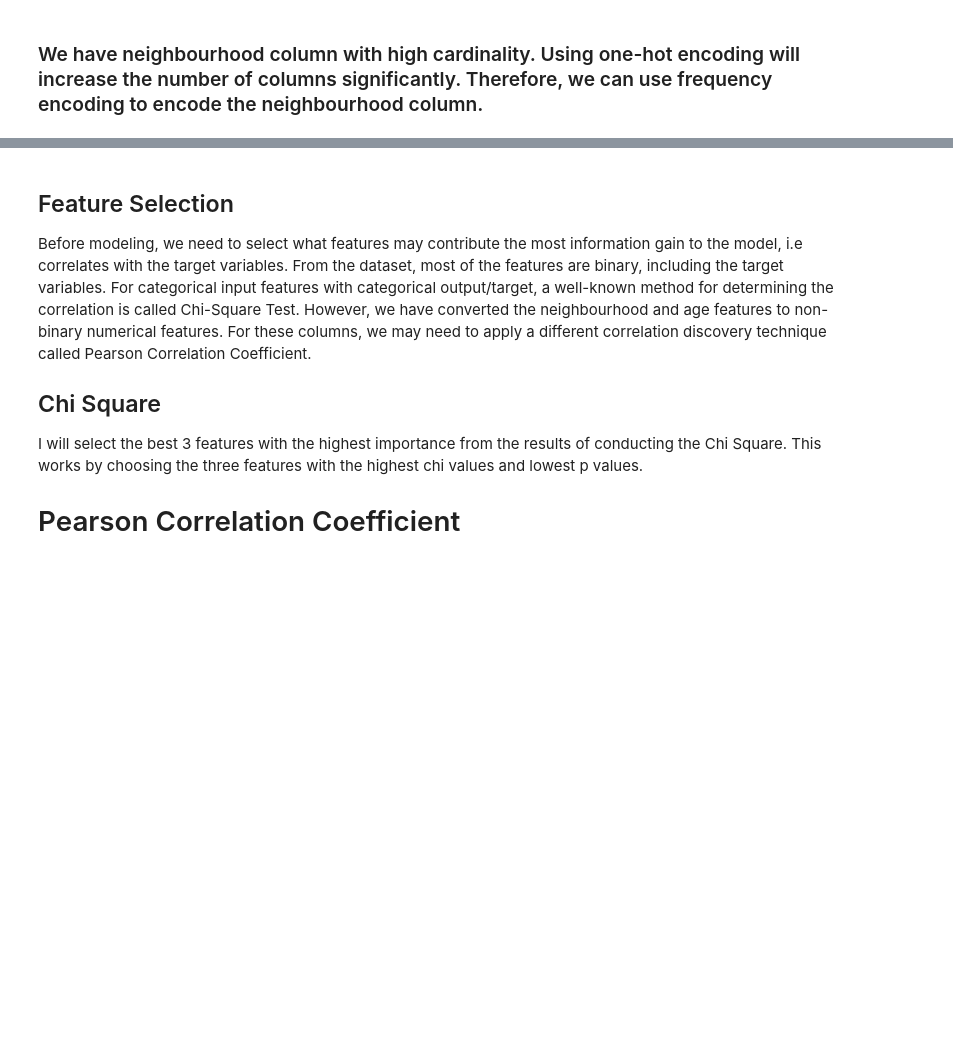
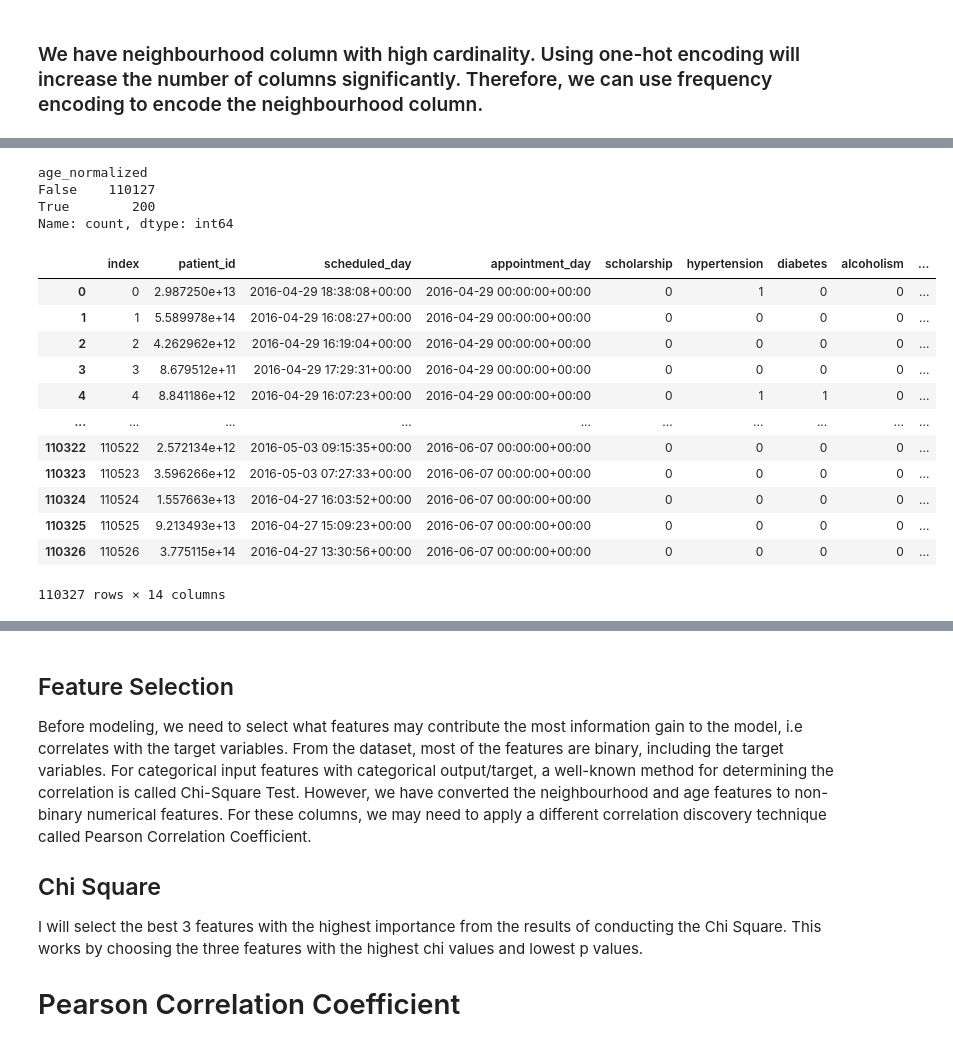
Before and after one commit to KingXP-Pythoner/appt-noshow-model, a Jupyter notebook: Medical_Appointment_No_Show_Classification_Prediction.ipynb, the cells around one changed output, grey strips where cells are left out. Saved outputs shown, nothing was run; the diff lists cells and outputs as text; code cells hidden in the pictures; blank space fills up the shorter version.

```diff
--- a/Medical_Appointment_No_Show_Classification_Prediction.ipynb
+++ b/Medical_Appointment_No_Show_Classification_Prediction.ipynb
@@ -545,12 +801,31 @@ dfm.drop(columns=['neighbourhood'], inplace=True)
 # %%
 # Normalize the Age column
 _numerical_columns = dfm.select_dtypes(exclude='object').columns.drop(['patient_id', 'scheduled_day', 'appointment_day'])
 
 scaler = MinMaxScaler()
 
-normalized = scaler.fit_transform(dfm[_numerical_columns])
+normalized = scaler.fit_transform(dfm[_numerical_columns].values)
 dfm['age_normalized'] = pd.DataFrame(normalized, columns=_numerical_columns)['age']
-
-dfm.drop(columns=['age'], inplace=True)
+print(dfm['age_normalized'].isna().value_counts())
+dfm.drop(columns=['age'], inplace=True, axis=1)
+dfm.reset_index()
+# %% [output]
+age_normalized
+False    110127
+True        200
+Name: count, dtype: int64
+|  | index | patient_id | scheduled_day | appointment_day | scholarship | hypertension | diabetes | alcoholism | ... |
+| 0 | 0 | 2.987250e+13 | 2016-04-29 18:38:08+00:00 | 2016-04-29 00:00:00+00:00 | 0 | 1 | 0 | 0 | ... |
+| 1 | 1 | 5.589978e+14 | 2016-04-29 16:08:27+00:00 | 2016-04-29 00:00:00+00:00 | 0 | 0 | 0 | 0 | ... |
+| 2 | 2 | 4.262962e+12 | 2016-04-29 16:19:04+00:00 | 2016-04-29 00:00:00+00:00 | 0 | 0 | 0 | 0 | ... |
+| 3 | 3 | 8.679512e+11 | 2016-04-29 17:29:31+00:00 | 2016-04-29 00:00:00+00:00 | 0 | 0 | 0 | 0 | ... |
+| 4 | 4 | 8.841186e+12 | 2016-04-29 16:07:23+00:00 | 2016-04-29 00:00:00+00:00 | 0 | 1 | 1 | 0 | ... |
+| ... | ... | ... | ... | ... | ... | ... | ... | ... | ... |
+| 110322 | 110522 | 2.572134e+12 | 2016-05-03 09:15:35+00:00 | 2016-06-07 00:00:00+00:00 | 0 | 0 | 0 | 0 | ... |
+| 110323 | 110523 | 3.596266e+12 | 2016-05-03 07:27:33+00:00 | 2016-06-07 00:00:00+00:00 | 0 | 0 | 0 | 0 | ... |
+| 110324 | 110524 | 1.557663e+13 | 2016-04-27 16:03:52+00:00 | 2016-06-07 00:00:00+00:00 | 0 | 0 | 0 | 0 | ... |
+| 110325 | 110525 | 9.213493e+13 | 2016-04-27 15:09:23+00:00 | 2016-06-07 00:00:00+00:00 | 0 | 0 | 0 | 0 | ... |
+| 110326 | 110526 | 3.775115e+14 | 2016-04-27 13:30:56+00:00 | 2016-06-07 00:00:00+00:00 | 0 | 0 | 0 | 0 | ... |
+110327 rows × 14 columns
 # %%
 dfm.head()
```
Also changed, not shown: parts of 47 cells of this notebook.
